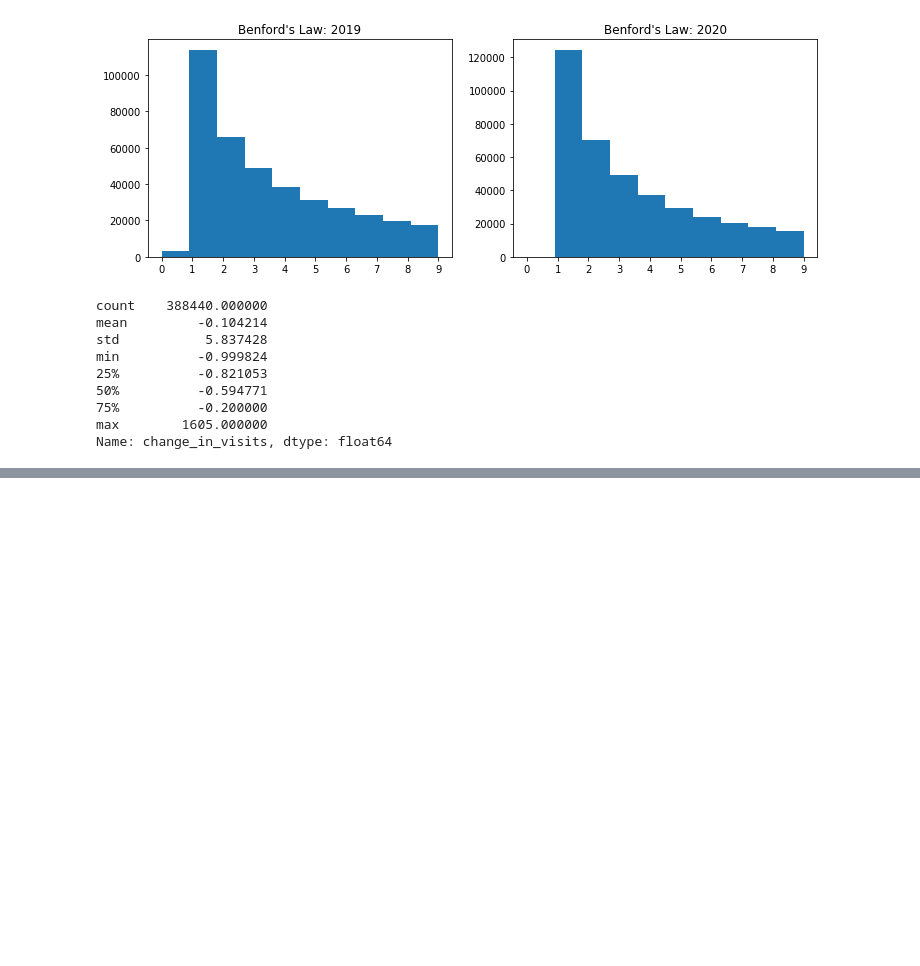
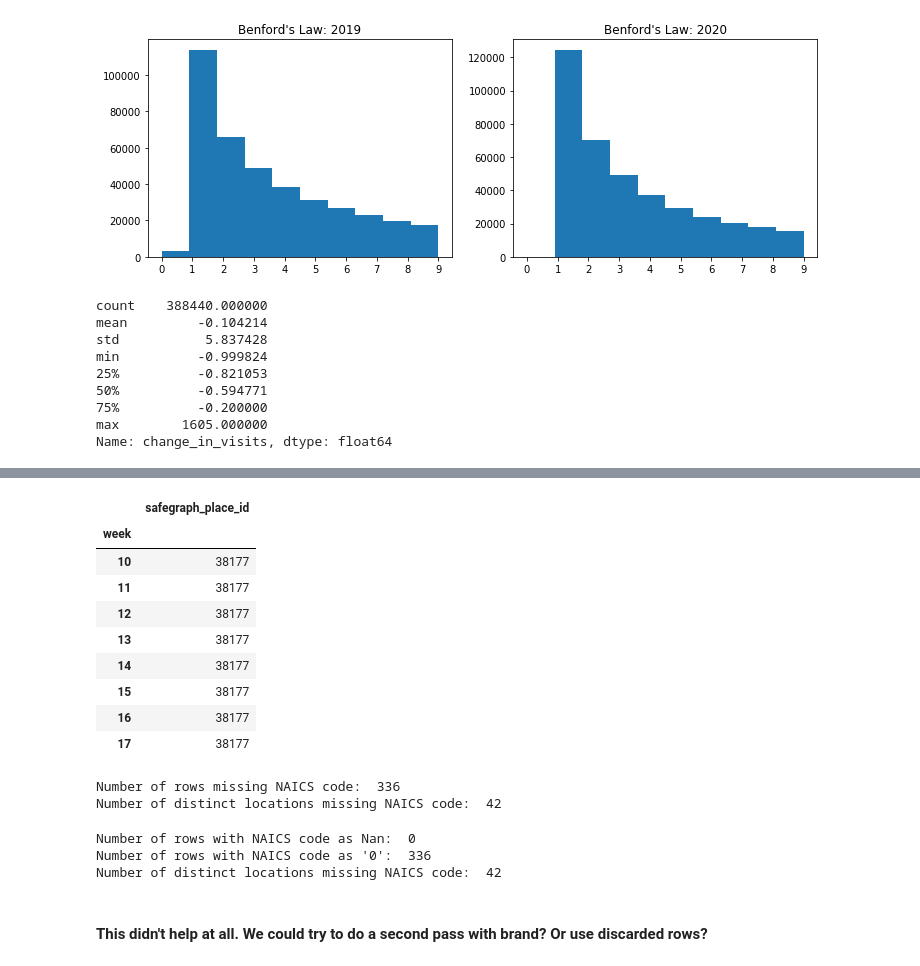
Before and after one commit to akrhea/covid-foot-traffic, a Jupyter notebook: safegraph_notebook.ipynb, the cells around one changed output, grey strips where cells are left out. Drawn from its saved outputs; the diff is of its cells as text; code cells hidden in the pictures; blank space fills up the shorter version.

```diff
--- a/safegraph_notebook.ipynb
+++ b/safegraph_notebook.ipynb
@@ -422,0 +485,12 @@ joined.to_pickle('./data/joined_weekly_03-01_04-25.csv.gz',
+# %%
+# get list of ids in each week
+id_lists = df.groupby('week').agg({'safegraph_place_id':list})\
+                                    ['safegraph_place_id'].tolist()
+# %%
+# get intersection of all weeks
+final_set = set(id_lists[0])
+for i in range(1,len(id_lists)):
+    final_set = final_set & set(id_lists[i])
+# %%
+# Keep only the IDs that appear in all groups
+df = df[df.safegraph_place_id.isin(final_set)]
@@ -422,0 +502,40 @@ joined.to_pickle('./data/joined_weekly_03-01_04-25.csv.gz',
+# %%
+# Check that this worked
+df.groupby('week').agg({'safegraph_place_id':'count'})
+# %% [output]
+|  | safegraph_place_id |
+| week |  |
+| 10 | 38177 |
+| 11 | 38177 |
+| 12 | 38177 |
+| 13 | 38177 |
+| 14 | 38177 |
+| 15 | 38177 |
+| 16 | 38177 |
+| 17 | 38177 |
+# %%
+# Check for missing NAICS codes
+print('Number of rows missing NAICS code: ', len(df[df.naics_code.isna()]))
+print('Number of distinct locations missing NAICS code: ',
+      len(df[df.naics_code.isna()].groupby('safegraph_place_id')))
+# %% [output]
+Number of rows missing NAICS code:  336
+Number of distinct locations missing NAICS code:  42
+# %%
+# create NAICS lookup
+naics_lists = df.groupby('safegraph_place_id').agg({'naics_code':list})
+
+# Replace NaN NAICS values
+df.loc[df.naics_code.isna(), 'naics_code'] = df.safegraph_place_id.apply(lambda x: \
+              str(int(mode(list(naics_lists.loc[x])[0], nan_policy='omit')[0][0])))
+
+print('Number of rows with NAICS code as Nan: ', len(df[df.naics_code.isna()]))
+print('Number of rows with NAICS code as \'0\': ', len(df[df.naics_code=='0']))
+print('Number of distinct locations missing NAICS code: ',
+      len(df[df.naics_code=='0'].groupby('safegraph_place_id')))
+# %% [output]
+Number of rows with NAICS code as Nan:  0
+Number of rows with NAICS code as '0':  336
+Number of distinct locations missing NAICS code:  42
+# %% [markdown]
+#### This didn't help at all. We could try to do a second pass with brand? Or use discarded rows?
```
Also changed, not shown: parts of 20 cells of this notebook.
